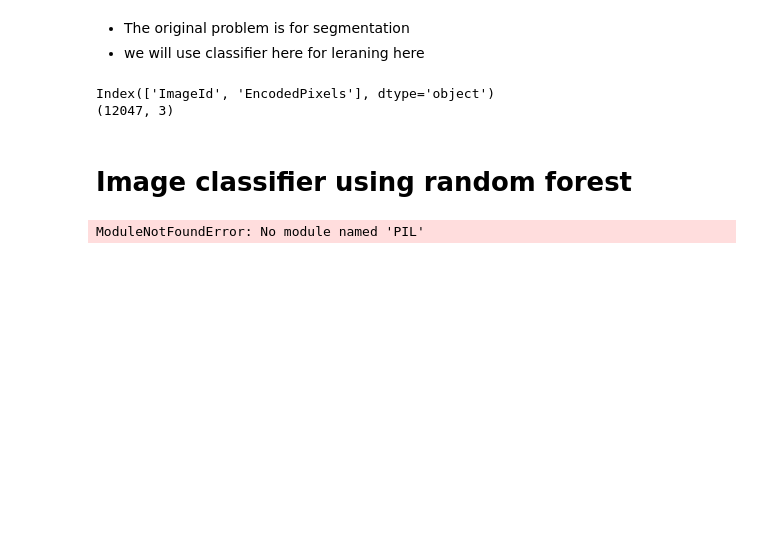
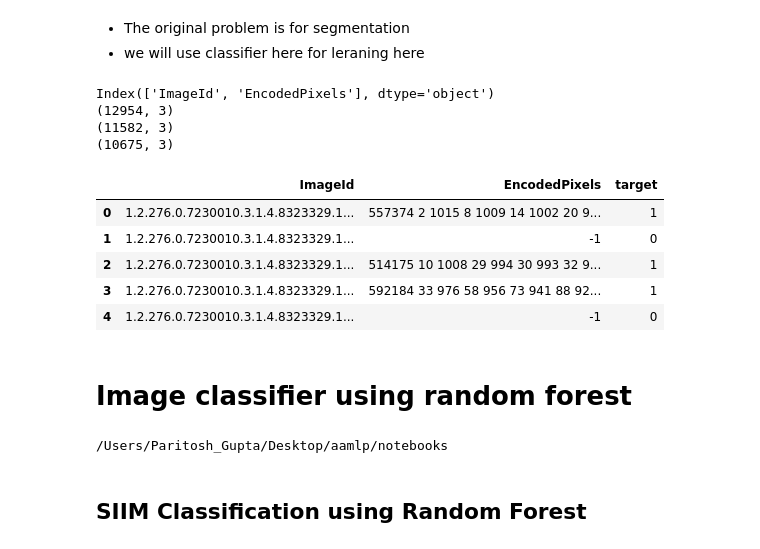
Before and after one commit to paritoshgupta/aamlp, a Jupyter notebook: notebooks/intro_image_problems.ipynb, the cells around one changed output. Drawn from its saved outputs; the diff is of its cells as text; code cells hidden in the pictures; blank space fills up the shorter version.

Commit message:
updated image intro notebook with RF example

```diff
--- a/notebooks/intro_image_problems.ipynb
+++ b/notebooks/intro_image_problems.ipynb
@@ -30,17 +30,29 @@ plt.show()
 # %%
 import os
 import pandas as pd
-# os.getcwd()
-# os.chdir(os.path.join("../)
-os.chdir("../input/siim_png/")
-train = pd.read_csv("train-rle.csv")
+train = pd.read_csv("../input/siim_png/train-rle.csv")
 train.columns = ['ImageId', 'EncodedPixels']
 print(train.columns)
 train['target'] = 1
 train.loc[train['EncodedPixels'] == "-1", 'target'] = 0
+print(train.shape)
+a = train.ImageId.values
+train_ = os.listdir("../input/siim_png/train_png/")
+train_ = [x.replace('.png','') for x in train_]
+train = train[train['ImageId'].isin(train_)].reset_index(drop=True)
+print(train.shape)
 train = train.groupby('ImageId').head(1).reset_index(drop=True)
 print(train.shape)
-train.to_csv("train.csv")
+train.to_csv("../input/siim_png/train.csv")
+train.head()
 # %% [output]
 Index(['ImageId', 'EncodedPixels'], dtype='object')
-(12047, 3)
+(12954, 3)
+(11582, 3)
+(10675, 3)
+|  | ImageId | EncodedPixels | target |
+| 0 | 1.2.276.0.7230010.3.1.4.8323329.1... | 557374 2 1015 8 1009 14 1002 20 9... | 1 |
+| 1 | 1.2.276.0.7230010.3.1.4.8323329.1... | -1 | 0 |
+| 2 | 1.2.276.0.7230010.3.1.4.8323329.1... | 514175 10 1008 29 994 30 993 32 9... | 1 |
+| 3 | 1.2.276.0.7230010.3.1.4.8323329.1... | 592184 33 976 58 956 73 941 88 92... | 1 |
+| 4 | 1.2.276.0.7230010.3.1.4.8323329.1... | -1 | 0 |
@@ -53,11 +60,17 @@ Index(['ImageId', 'EncodedPixels'], dtype='object')
 # Image classifier using random forest
 # %%
 import os
+print(os.getcwd())
 import pandas as pd
+# !pip install pillow
+# import PIL
+# !pip install tqdm
 from PIL import Image
 from sklearn import ensemble
 from sklearn import metrics
-from sklearn import model_selectionection
-from tqdm import tqdm_notebook
+from sklearn import model_selection
+from tqdm.notebook import tqdm
 # %% [output]
-ModuleNotFoundError: No module named 'PIL'
+/Users/Paritosh_Gupta/Desktop/aamlp/notebooks
+# %% [markdown]
+## SIIM Classification using Random Forest
```
Also changed, not shown: parts of 4 cells of this notebook.
